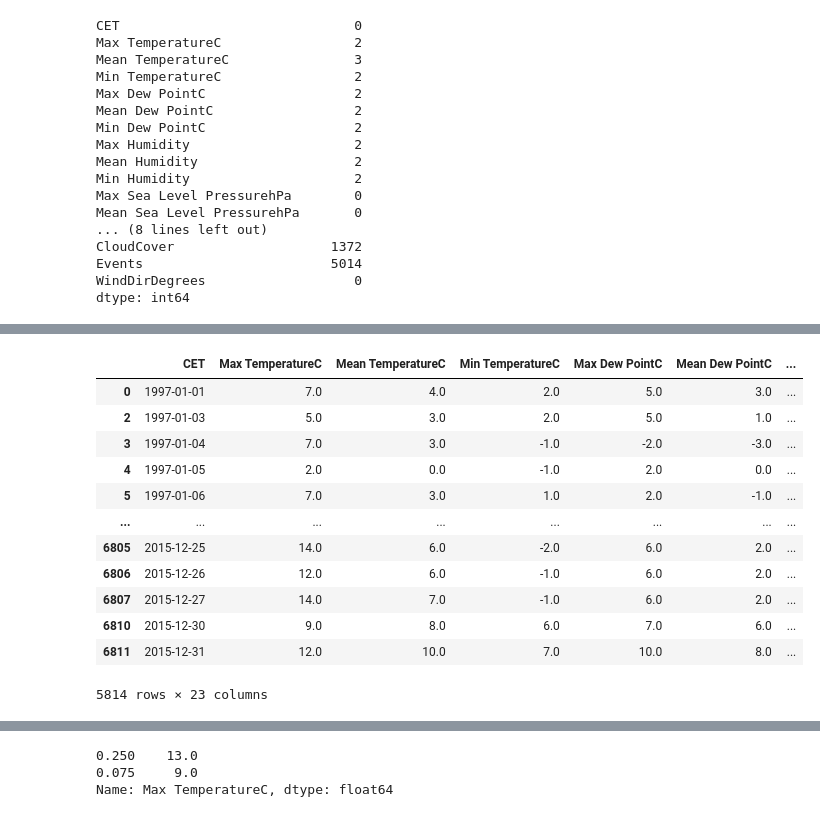
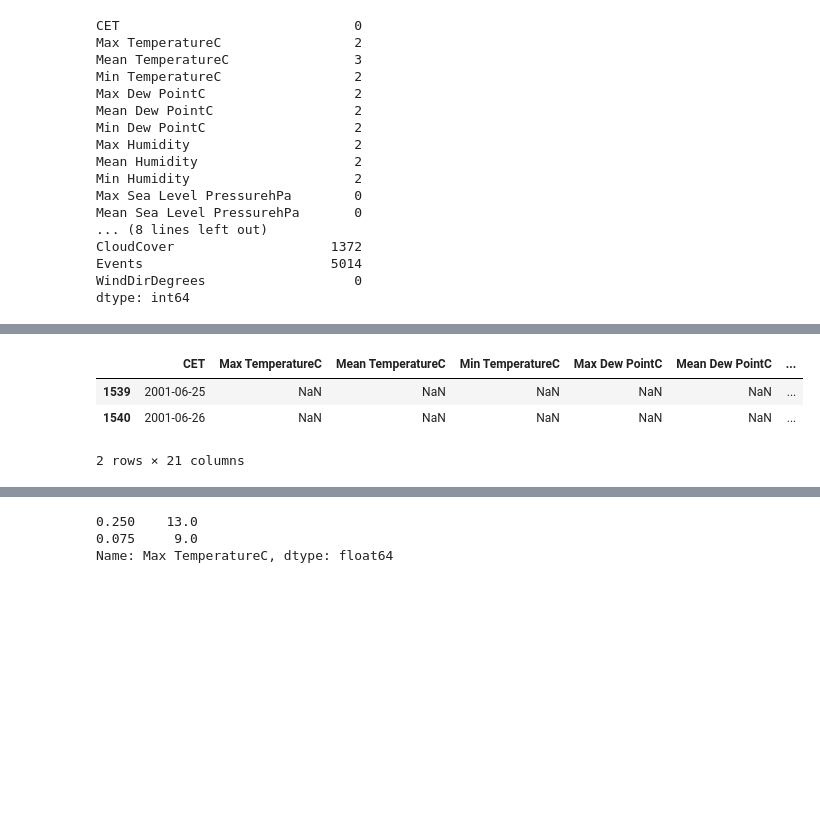
Before and after one commit to nnyPRO/Daily_Weather, a Jupyter notebook: code/Ta.ipynb, the cells around one changed output, grey strips where cells are left out. Drawn from its saved outputs; the diff is of its cells as text; code cells hidden in the pictures; blank space fills up the shorter version.

```diff
--- a/code/Ta.ipynb
+++ b/code/Ta.ipynb
@@ -128,16 +104,9 @@ var
-# %%
-data[data.isnull().any(axis=1)]
-# %% [output]
-|  | CET | Max TemperatureC | Mean TemperatureC | Min TemperatureC | Max Dew PointC | Mean Dew PointC | ... |
-| 0 | 1997-01-01 | 7.0 | 4.0 | 2.0 | 5.0 | 3.0 | ... |
-| 2 | 1997-01-03 | 5.0 | 3.0 | 2.0 | 5.0 | 1.0 | ... |
-| 3 | 1997-01-04 | 7.0 | 3.0 | -1.0 | -2.0 | -3.0 | ... |
-| 4 | 1997-01-05 | 2.0 | 0.0 | -1.0 | 2.0 | 0.0 | ... |
-| 5 | 1997-01-06 | 7.0 | 3.0 | 1.0 | 2.0 | -1.0 | ... |
-| ... | ... | ... | ... | ... | ... | ... | ... |
-| 6805 | 2015-12-25 | 14.0 | 6.0 | -2.0 | 6.0 | 2.0 | ... |
-| 6806 | 2015-12-26 | 12.0 | 6.0 | -1.0 | 6.0 | 2.0 | ... |
-| 6807 | 2015-12-27 | 14.0 | 7.0 | -1.0 | 6.0 | 2.0 | ... |
-| 6810 | 2015-12-30 | 9.0 | 8.0 | 6.0 | 7.0 | 6.0 | ... |
-| 6811 | 2015-12-31 | 12.0 | 10.0 | 7.0 | 10.0 | 8.0 | ... |
-5814 rows × 23 columns
+# %%
+data.drop(['Events', 'Max Gust SpeedKm/h'], axis='columns', inplace=True)
+# %%
+data[data['Max TemperatureC'].isna()]
+# %% [output]
+|  | CET | Max TemperatureC | Mean TemperatureC | Min TemperatureC | Max Dew PointC | Mean Dew PointC | ... |
+| 1539 | 2001-06-25 | NaN | NaN | NaN | NaN | NaN | ... |
+| 1540 | 2001-06-26 | NaN | NaN | NaN | NaN | NaN | ... |
+2 rows × 21 columns
```
Also changed, not shown: parts of 17 cells of this notebook.
